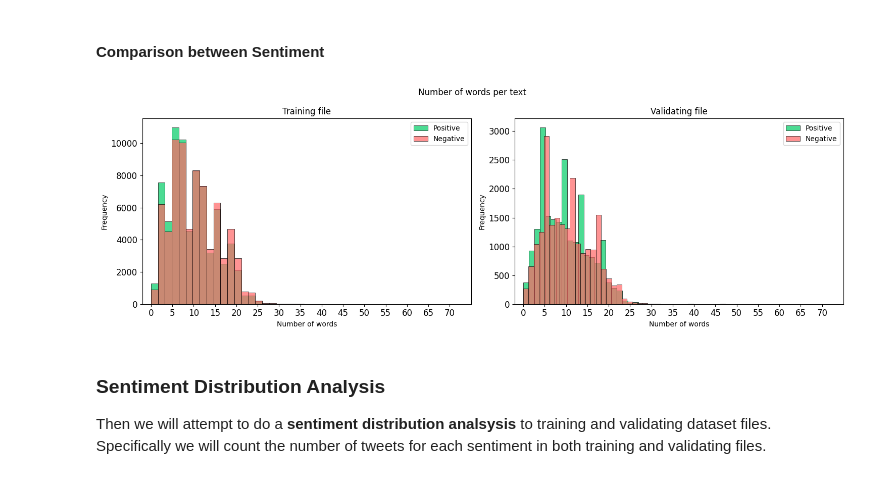
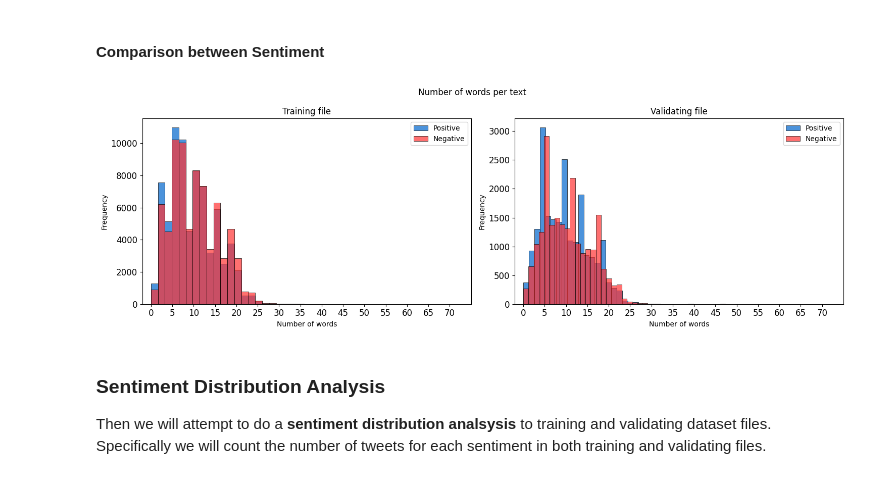
Before and after one commit to AntonisZks/Deep-Learning-for-Natural-Language-Processing, a Jupyter notebook: Notebooks/natural-language-processing.ipynb, the cells around one changed output. Saved outputs shown, nothing was run; the diff lists cells and outputs as text; code cells hidden in the pictures.

```diff
--- a/Notebooks/natural-language-processing.ipynb
+++ b/Notebooks/natural-language-processing.ipynb
@@ -300,36 +302,36 @@ plt.show()
 # %%
 # Compare words frequency between positive and negative tweets
 positive_train_df = train_df[train_df['Label'] == 1]
 negative_train_df = train_df[train_df['Label'] == 0]
 
 positive_val_df = val_df[val_df['Label'] == 1]
 negative_val_df = val_df[val_df['Label'] == 0]
 
 # Plot the word frequency of positive and negative tweets for the training and validating files
 fig, axes = plt.subplots(1, 2, figsize=(15, 5))
 
-sns.histplot(positive_train_df['num_words'], bins=70, color='#00CC66', label='Positive', ax=axes[0], alpha=0.7)
-sns.histplot(negative_train_df['num_words'], bins=70, color='#FF6666', label='Negative', ax=axes[0], alpha=0.7)
+sns.histplot(positive_train_df['num_words'], bins=70, color='#0066CC', label='Positive', ax=axes[0], alpha=0.7)
+sns.histplot(negative_train_df['num_words'], bins=70, color='#FF3333', label='Negative', ax=axes[0], alpha=0.7)
 
-sns.histplot(positive_val_df['num_words'], bins=70, color='#00CC66', label='Positive', ax=axes[1], alpha=0.7)
-sns.histplot(negative_val_df['num_words'], bins=70, color='#FF6666', label='Negative', ax=axes[1], alpha=0.7)
+sns.histplot(positive_val_df['num_words'], bins=70, color='#0066CC', label='Positive', ax=axes[1], alpha=0.7)
+sns.histplot(negative_val_df['num_words'], bins=70, color='#FF3333', label='Negative', ax=axes[1], alpha=0.7)
 
 axes[0].set_title("Training file")
 axes[1].set_title("Validating file")
 
 for ax in axes:
     ax.set_xlabel("Number of words")
     ax.set_ylabel("Frequency")
     ax.legend()
     ax.set_xlim(-2, 75)
     ax.set_xticks(range(0, 75, 5))
     ax.tick_params(axis='both', which='major', labelsize=12)
 
 plt.suptitle("Number of words per text")
 plt.tight_layout()
 plt.show()
 # %% [output]
-[figure, old version]
+[figure, new version]
 # %% [markdown]
 ### Sentiment Distribution Analysis
 
```
Also changed, not shown: parts of 69 cells of this notebook, 1 other file.
